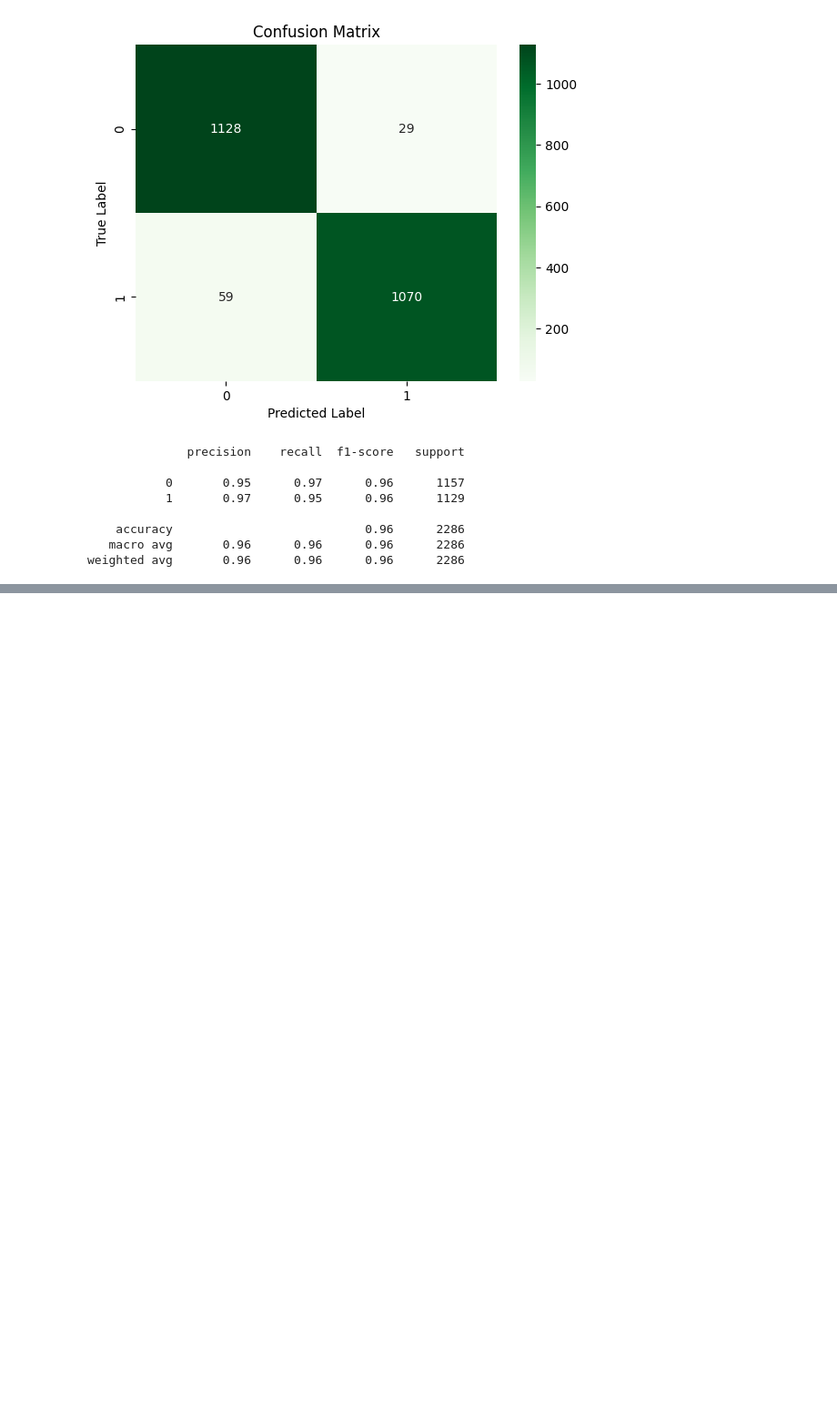
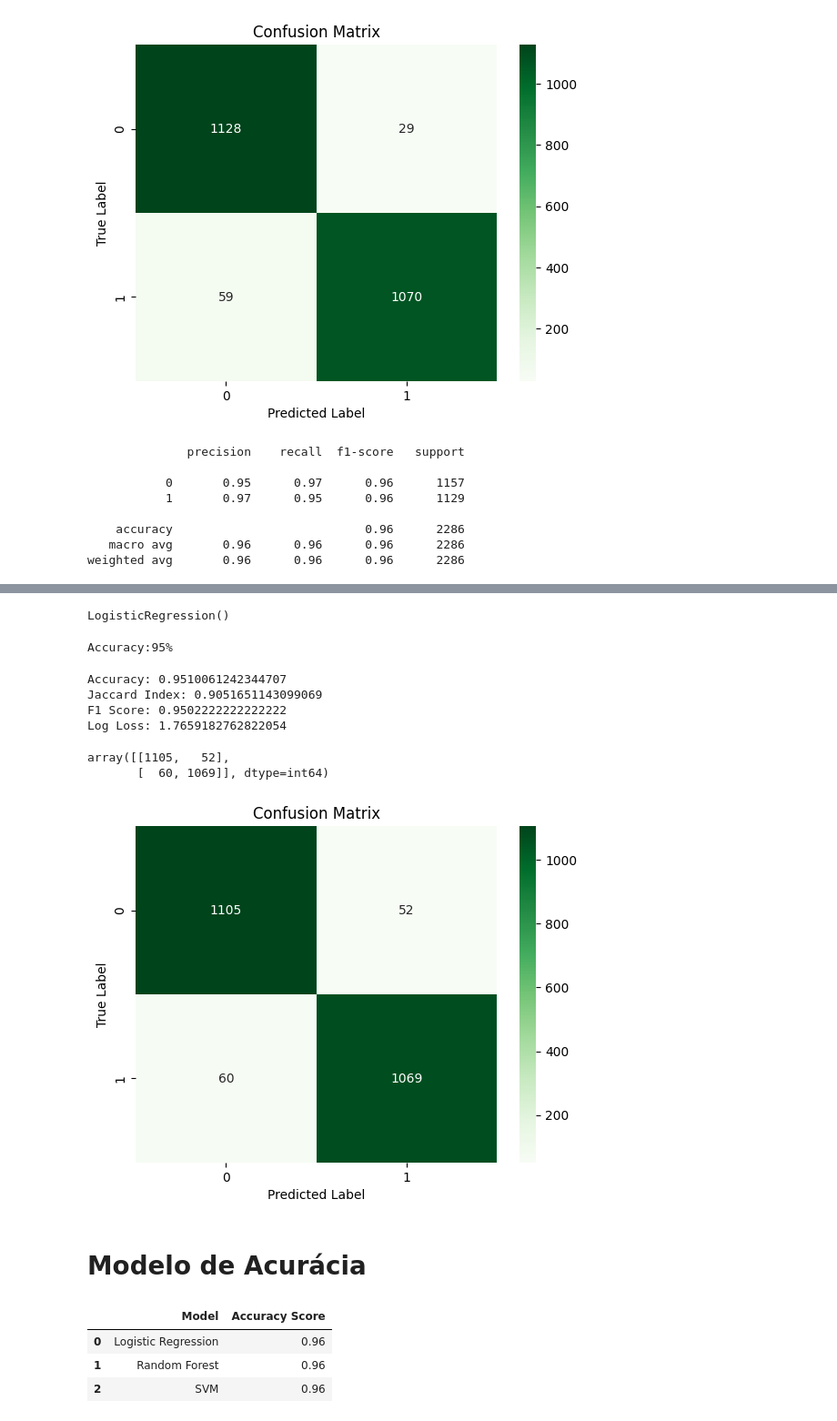
Before and after one commit to heloisebastos/TCC, a Jupyter notebook: src/main.ipynb, the cells around one changed output, grey strips where cells are left out. Shown at 91% size. Drawn from its saved outputs; the diff is of its cells as text; code cells hidden in the pictures; blank space fills up the shorter version.

```diff
--- a/src/main.ipynb
+++ b/src/main.ipynb
@@ -255,0 +265,13 @@ weighted avg       0.96      0.96      0.96      2286
+# %%
+from sklearn.linear_model import LogisticRegression
+lr=LogisticRegression()
+lr.fit(X_train_scaled,y_train)
+# %% [output]
+LogisticRegression()
+# %%
+lr_predict = lr.predict(X_test_scaled)
+# %%
+accuracy = accuracy_score(y_test,lr_predict)
+print("Accuracy:{}%".format(round(accuracy *100), 1))
+# %% [output]
+Accuracy:95%
@@ -255,0 +283,26 @@ weighted avg       0.96      0.96      0.96      2286
+# %%
+print(f"Accuracy: {lr_Accuracy_Score}")
+print(f"Jaccard Index: {lr_JaccardIndex}")
+print(f"F1 Score: {lr_F1_Score}")
+print(f"Log Loss: {lr_Log_Loss}")
+# %% [output]
+Accuracy: 0.9510061242344707
+Jaccard Index: 0.9051651143099069
+F1 Score: 0.9502222222222222
+Log Loss: 1.7659182762822054
+# %%
+lr_conf_matrix = confusion_matrix(y_test,lr_predict)
+lr_conf_matrix
+# %% [output]
+array([[1105,   52],
+       [  60, 1069]], dtype=int64)
+# %%
+sns.heatmap(lr_conf_matrix,annot=True, fmt = 'd',cmap='Greens')
+plt.xlabel('Predicted Label')
+plt.ylabel('True Label')
+plt.title('Confusion Matrix')
+plt.show()
+# %% [output]
+[figure, added]
+# %% [markdown]
+# Modelo de Acurácia
@@ -255,0 +315,8 @@ weighted avg       0.96      0.96      0.96      2286
+# %%
+accuracy_df = pd.DataFrame(list(accuracy_scores.items()), columns=['Model', 'Accuracy Score'])
+accuracy_df
+# %% [output]
+|  | Model | Accuracy Score |
+| 0 | Logistic Regression | 0.96 |
+| 1 | Random Forest | 0.96 |
+| 2 | SVM | 0.96 |
```
Also changed, not shown: parts of 14 cells of this notebook.
